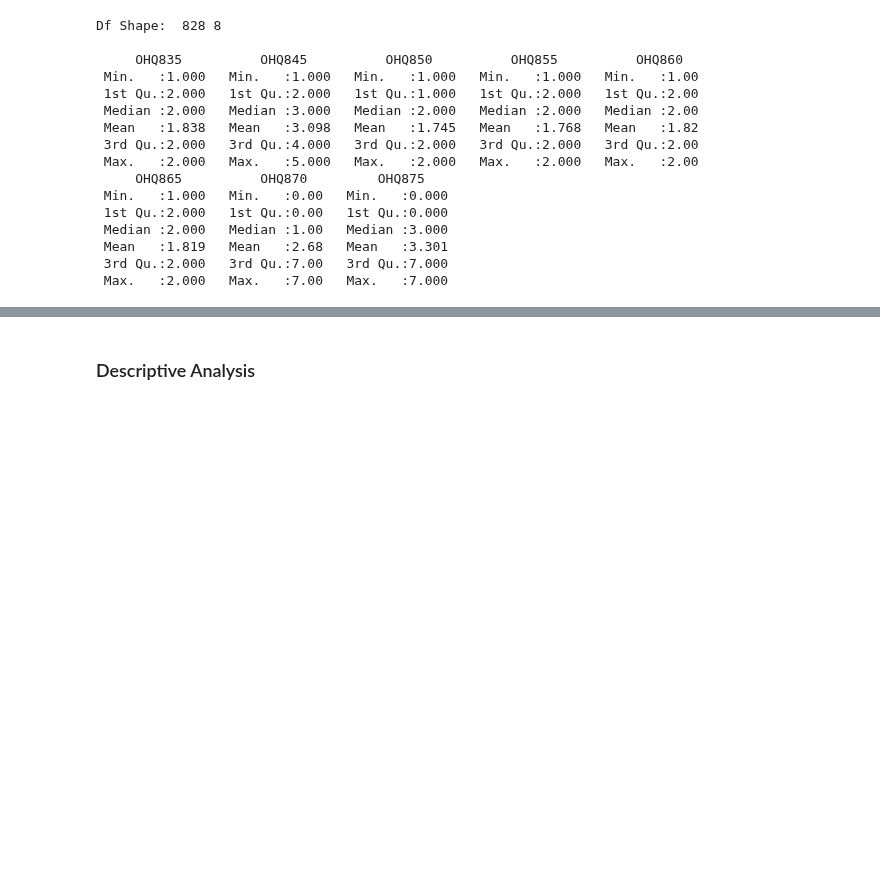
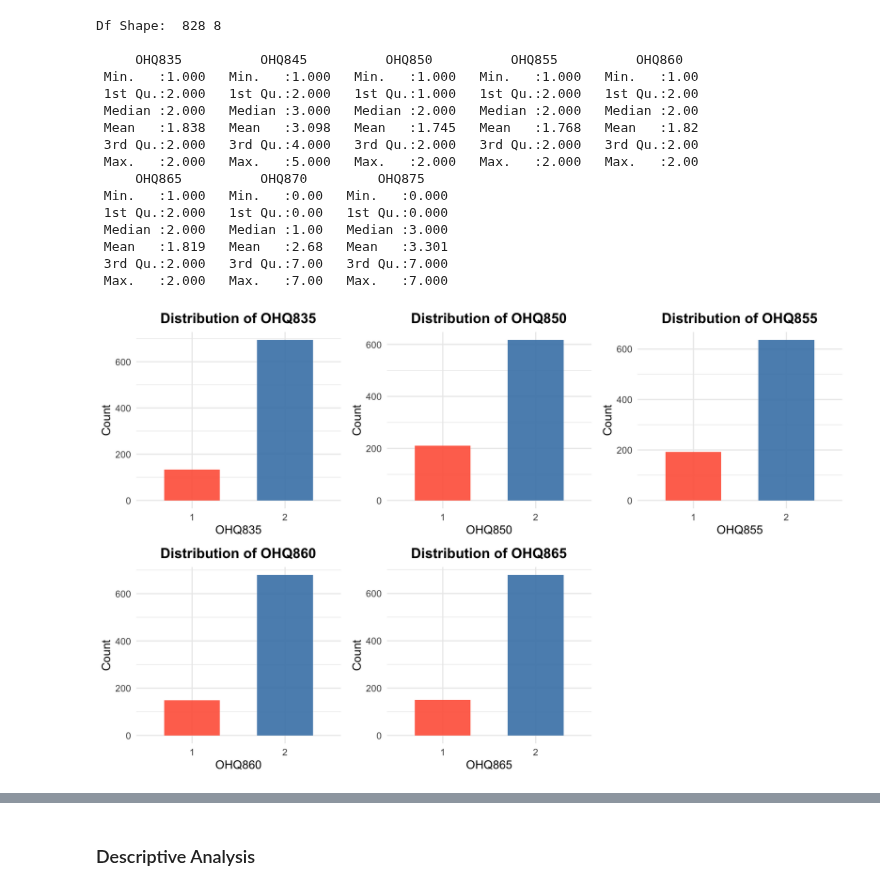
Before and after one commit to silvano315/Med-Physics, a Jupyter notebook: notebooks/NHANES_global_oral_health.ipynb, the cells around one changed output, grey strips where cells are left out. Cells and saved outputs as stored; diff of their text form; code cells hidden in the pictures; blank space fills up the shorter version.

```diff
--- a/notebooks/NHANES_global_oral_health.ipynb
+++ b/notebooks/NHANES_global_oral_health.ipynb
@@ -531,3 +538,30 @@ Df Shape:  828 8
  Mean   :1.819   Mean   :2.68   Mean   :3.301
  3rd Qu.:2.000   3rd Qu.:7.00   3rd Qu.:7.000
  Max.   :2.000   Max.   :7.00   Max.   :7.000
+# %%
+# Barplot for binary variables
+
+options(repr.plot.width = 16, repr.plot.height = 10)
+
+binary_vars <- c("OHQ835", "OHQ850", "OHQ855", "OHQ860", "OHQ865")
+df_oral[binary_vars] <- lapply(df_oral[binary_vars], as.factor)
+plots_binary <- list()
+
+for (var in binary_vars) {
+    p <- ggplot(df_oral, aes_string(x = var, fill = var)) +
+        geom_bar(alpha = 0.9, width = 0.6) +
+        scale_fill_manual(values = c("tomato", "steelblue")) +
+        labs(title = paste("Distribution of", var),
+             x = var,
+             y = "Count") +
+        theme_minimal(base_size = 18) +
+        theme(
+            plot.title = element_text(hjust = 0.5, face = "bold"),
+            legend.position = "none"
+        )
+    plots_binary[[var]] <- p
+}
+
+do.call(grid.arrange, c(plots_binary, ncol = 3))
+# %% [output]
+[figure, added]
```
Also changed, not shown: parts of 7 cells of this notebook.
